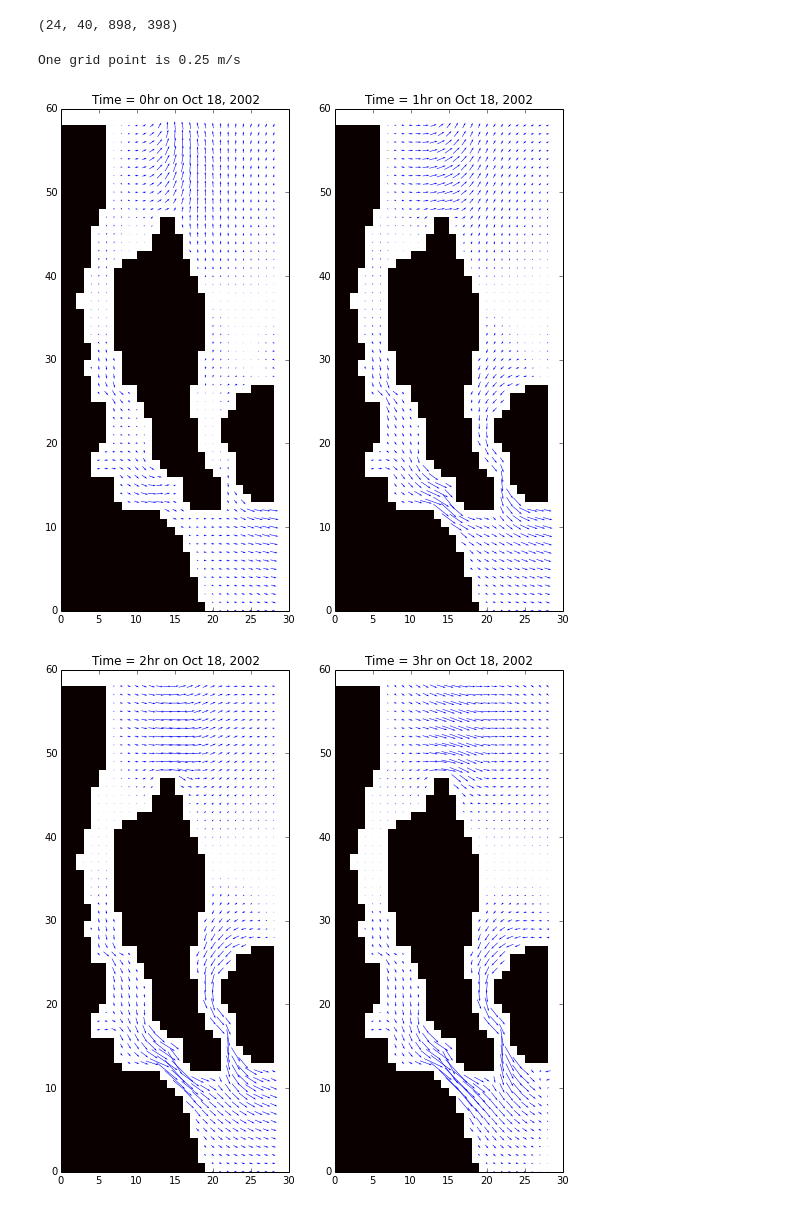
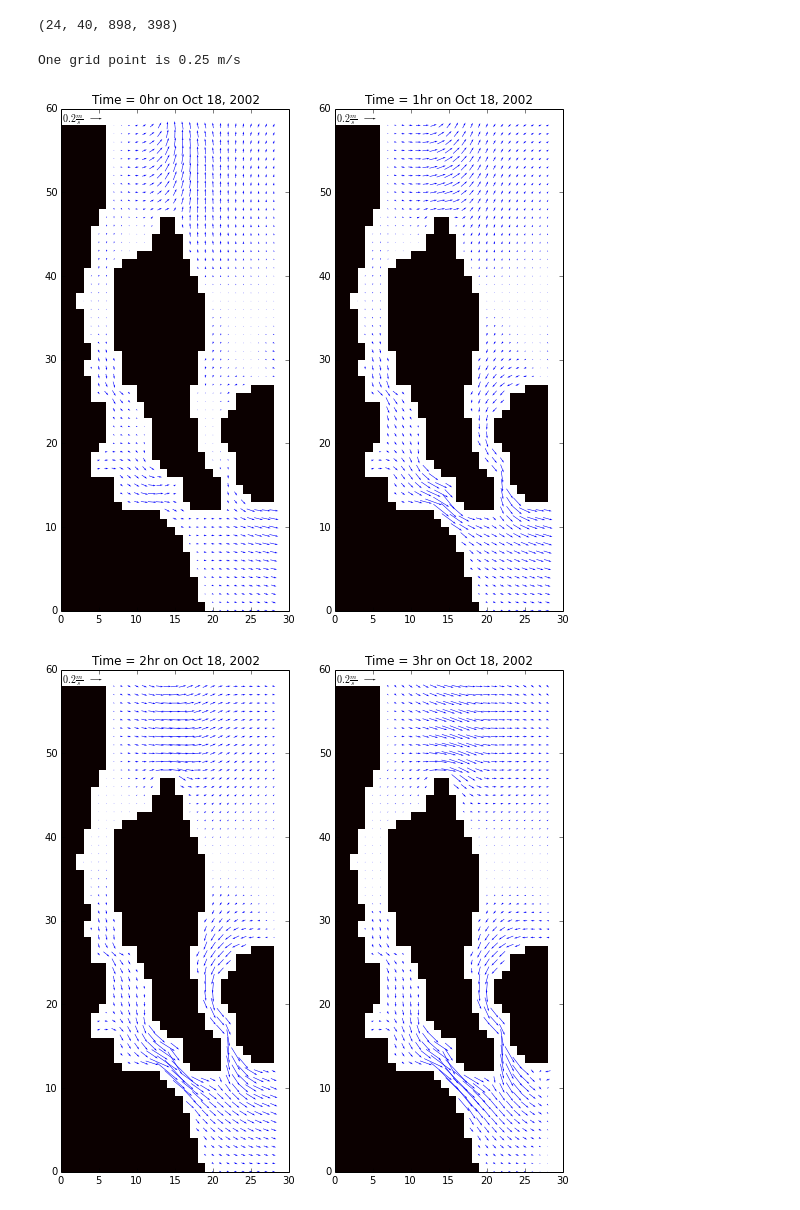
Before and after one commit to SalishSeaCast/results_for_others, a Jupyter notebook: preliminary/Baynes Tides.ipynb, the cells around one changed output. Saved outputs shown, nothing was run; the diff lists cells and outputs as text; code cells hidden in the pictures.

```diff
--- a/preliminary/Baynes Tides.ipynb
+++ b/preliminary/Baynes Tides.ipynb
@@ -7,10 +7,10 @@ import matplotlib.pyplot as plt
 import netCDF4 as NC
 import numpy as np
 # %%
-fT = NC.Dataset('../Oct18OneDay/SalishSea_1h_20021018_20021018_grid_T.nc','r')
+fT = NC.Dataset('../../myResults/Oct18OneDay/SalishSea_1h_20021018_20021018_grid_T.nc','r')
 temp = fT.variables['votemper'][:]
 # %%
-fU = NC.Dataset('../Oct18OneDay/SalishSea_1h_20021018_20021018_grid_U.nc','r')
+fU = NC.Dataset('../../myResults/Oct18OneDay/SalishSea_1h_20021018_20021018_grid_U.nc','r')
 uvel = fU.variables['vozocrtx'][:]
 mu = uvel == 0
 uvel_masked = np.ma.array(uvel,mask=mu)
@@ -18,7 +18,7 @@ print uvel.shape
 # %% [output]
 (24, 40, 898, 398)
 # %%
-fV = NC.Dataset('../Oct18OneDay/SalishSea_1h_20021018_20021018_grid_V.nc','r')
+fV = NC.Dataset('../../myResults/Oct18OneDay/SalishSea_1h_20021018_20021018_grid_V.nc','r')
 vvel = fV.variables['vomecrty'][:]
 mv = vvel == 0
 vvel_masked = np.ma.array(vvel,mask=mv)
@@ -30,34 +30,38 @@ imin = 585
 imax = 645
 lmin=3; lmax=10;
 print "One grid point is 0.25 m/s"
 for time in np.arange(0,24,2):
     plt.figure(figsize=(9,9))
     plt.subplot(1,2,1)
-    plt.quiver(0.5*uvel_masked[time,level,imin:imax-1,jmin:jmax-1]+
+    Q = plt.quiver(0.5*uvel_masked[time,level,imin:imax-1,jmin:jmax-1]+
            0.5*uvel_masked[time,level,imin+1:imax+1-1,jmin:jmax-1],
            0.5*vvel_masked[time,level,imin:imax-1,jmin:jmax-1]+
            0.5*vvel_masked[time,level,imin:imax-1,jmin+1:jmax+1-1],color='b',scale=4,pivot='middle')
     tempPlot = temp[time,level,:,:]
     land=tempPlot
     mu =land != 0
     land= np.ma.array(land,mask=mu)
     pylab.pcolor(np.arange(1,jmax-jmin)-1,np.arange(1,imax-imin)-1,
              land[imin+1:imax,jmin+1:jmax],vmin=lmin,vmax=lmax,cmap='hot')
     pylab.title('Time = '+str(time)+'hr on Oct 18, 2002')
+    plt.quiverkey(Q, 0.13, 0.98, 0.2, r'$0.2 \frac{m}{s}$', labelpos='W',
+               fontproperties={'weight': 'bold'},color='k')
 
     plt.subplot(1,2,2)
-    plt.quiver(0.5*uvel_masked[time+1,level,imin:imax-1,jmin:jmax-1]+
+    Q = plt.quiver(0.5*uvel_masked[time+1,level,imin:imax-1,jmin:jmax-1]+
            0.5*uvel_masked[time+1,level,imin+1:imax+1-1,jmin:jmax-1],
            0.5*vvel_masked[time+1,level,imin:imax-1,jmin:jmax-1]+
            0.5*vvel_masked[time+1,level,imin:imax-1,jmin+1:jmax+1-1],color='b',scale=4,pivot='middle')
     pylab.title('Time = '+str(time+1)+'hr on Oct 18, 2002')
     tempPlot = temp[time+1,level,:,:]
     land=tempPlot
     mu =land != 0
     land= np.ma.array(land,mask=mu)
     pylab.pcolor(np.arange(1,jmax-jmin)-1,np.arange(1,imax-imin)-1,
              land[imin+1:imax,jmin+1:jmax],vmin=lmin,vmax=lmax,cmap='hot')
+    plt.quiverkey(Q, 0.13, 0.98, 0.2, r'$0.2 \frac{m}{s}$', labelpos='W',
+               fontproperties={'weight': 'bold'},color='k')
 # %% [output]
 One grid point is 0.25 m/s
-[figure, old version]
+[figure, new version]
-[figure, old version]
+[figure, new version]
```
Also changed, not shown: parts of 1 cell of this notebook.
